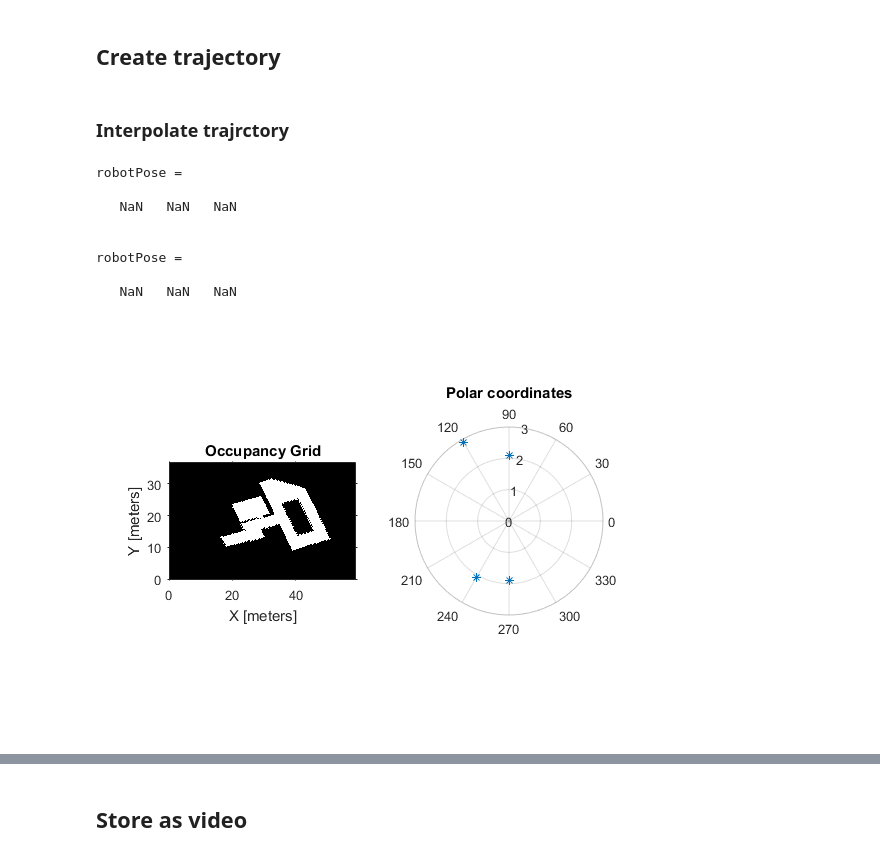
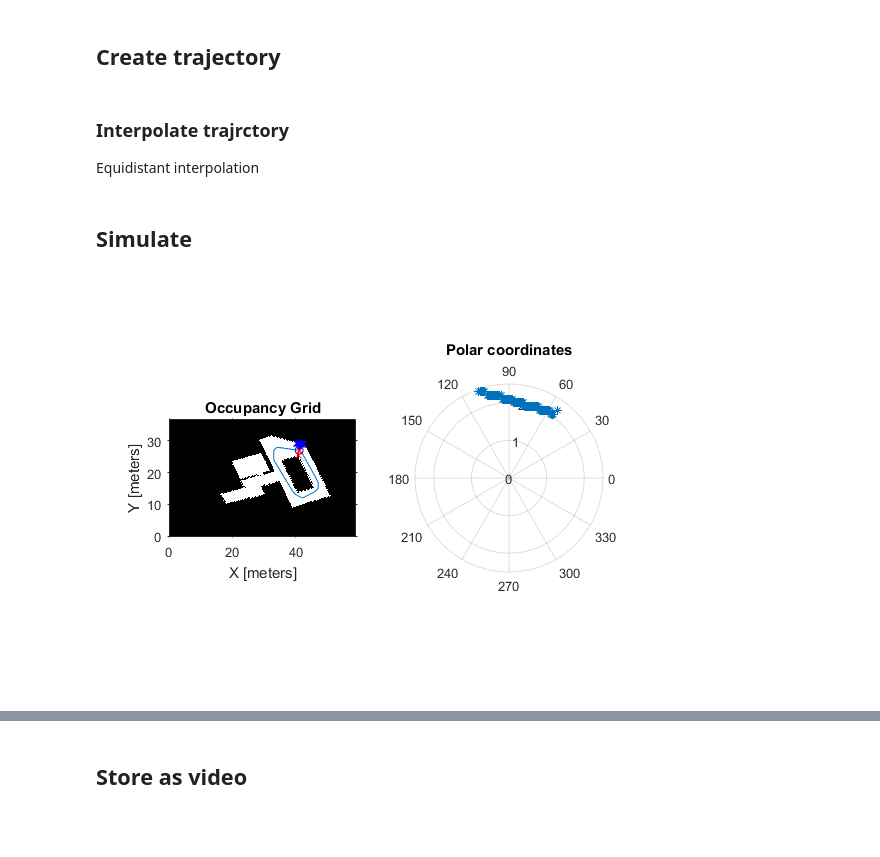
Before and after one commit to codepuree/particlefilter, a Jupyter notebook: Notebooks/Simulation.ipynb, the cells around one changed output, grey strips where cells are left out. Cells and saved outputs as stored; diff of their text form; code cells hidden in the pictures; blank space fills up the shorter version.

Commit message:
add: simulate kinect

```diff
--- a/Notebooks/Simulation.ipynb
+++ b/Notebooks/Simulation.ipynb
@@ -34,60 +36,56 @@ for i=1:l_t
 end
 # %% [markdown]
 ### Interpolate trajrctory
+
+Equidistant interpolation
-# %%
-intervall = 0:0.5:l_t;
-xq = interp1(t, waypoints(:,1), intervall, 'linear');
-yq = interp1(t, waypoints(:,2), intervall, 'linear');
-aq = interp1(t, angles(:),      intervall, 'linear');
-
-angle = [0, pi/6, pi/3, pi/2, 4*pi/6, 5*pi/6, pi];
-angle = angle + pi / 2;
-aq    = aq + pi / 2;
-
-maxrange = 5;
+# %%
+stepLengths   = sqrt(sum(diff(waypoints, [], 1) .^ 2, 2));
+stepLengths   = [0; stepLengths]; % add the starting point
+cumulativeLen = cumsum(stepLengths);
+finalStepLocs = linspace(0,cumulativeLen(end), 100);
+finalPathXY   = interp1(cumulativeLen, waypoints, finalStepLocs);
+# %% [markdown]
+## Simulate
 # %%
-for j = 1 : numel(intervall)
+maxrange = 5;
+
+for j = 1 : length(finalPathXY)
    figure(1);
    subplot(1, 2, 1);
    show(map)
    hold on
 
-   robotPose       = [xq(j), yq(j), aq(j)];
+%    robotPose       = [xq(j), yq(j), aq(j)];
+   robotPose(1) = finalPathXY(j, 1);
+   robotPose(2) = finalPathXY(j, 2);
+   robotPose(3) = finalPathXY(j, 3);
 
    if ~isnan(robotPose(1)) || ~isnan(robotPose(2)) || ~isnan(robotPose(3))
-       [thetas, rhos, xs, ys] = SimulateKinect(map, xq(j), yq(j), aq(j));
+       [thetas, rhos, xs, ys] = SimulateKinect(map, robotPose(1), robotPose(2), robotPose(3));
        direction       = rayIntersection(map, robotPose, -pi/2, 30);   %direction
 
        plot(robotPose(1), robotPose(2), 'ob'); % Robot pose
 
        for i = 1:size(xs)
             plot([robotPose(1), xs(i)],...
                 [robotPose(2), ys(i)], '-bx') % Plot intersecting rays
        end
 
-       plot(xq, yq);
+       plot(finalPathXY(: , 1), finalPathXY(:, 2));
        plot([robotPose(1), direction(1, 1)],...
                 [robotPose(2), direction(1, 2)], '-rx') % Plot direction
 
         hold off
 
         subplot(1, 2, 2);
         polarplot(thetas, rhos, '*');
         title('Polar coordinates');
 
         F(j) = getframe(gcf);
         drawnow
     else
         robotPose
     end
 end
 # %% [output]
-robotPose =
-
-   NaN   NaN   NaN
-
-
-robotPose =
-
-   NaN   NaN   NaN
-[figure, old version]
+[figure, new version]
```
Also changed, not shown: parts of 2 cells of this notebook, 2 other files.
